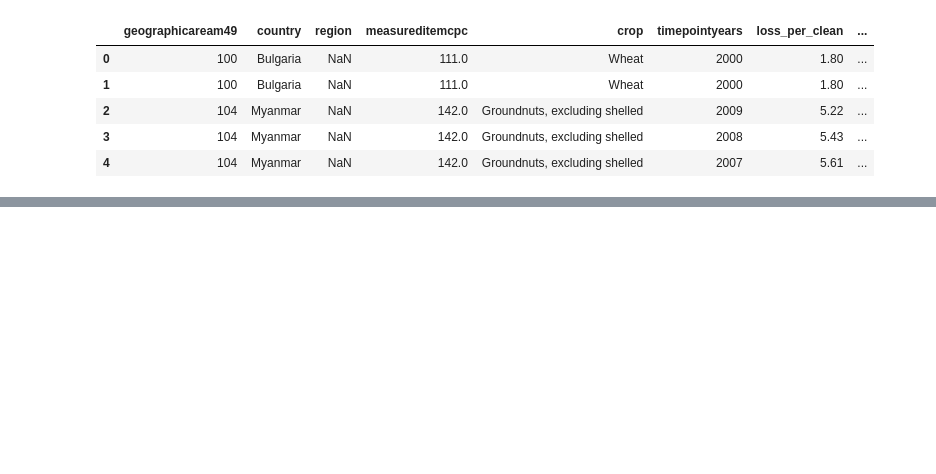
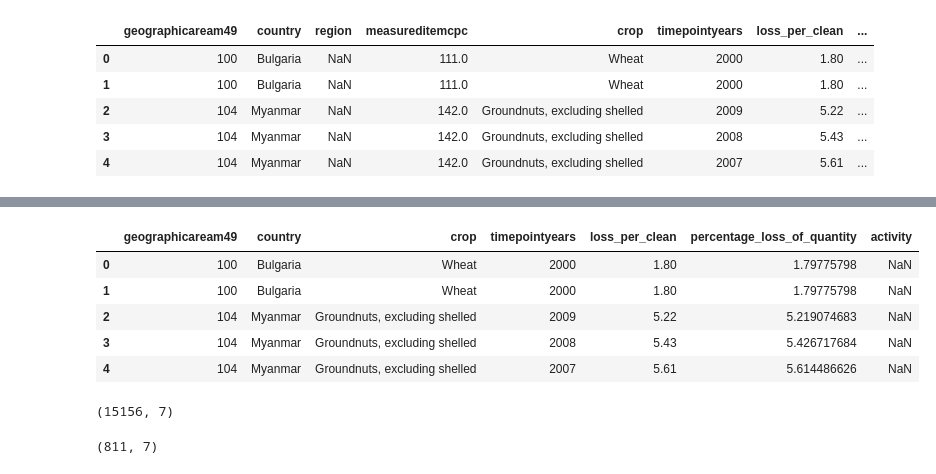
Before and after one commit to kri-jac/world-food-waste-data, a Jupyter notebook: world_food_data_processing.ipynb, the cells around one changed output, grey strips where cells are left out. Saved outputs shown, nothing was run; the diff lists cells and outputs as text; code cells hidden in the pictures; blank space fills up the shorter version.

```diff
--- a/world_food_data_processing.ipynb
+++ b/world_food_data_processing.ipynb
@@ -15,0 +38,22 @@ df.head(5)
+# %%
+# drop the columns which are not interesting for the visualization, either because it isnt relevant or because to little data is available
+dfProcess = df.drop(['url', 'reference', 'tag_datacollection', 'method_datacollection', 'units', 'samplesize', 'causeofloss', 'treatment', 'periodofstorage', 'fsc_location1', 'measureditemcpc', 'region', 'loss_quantity', 'loss_qualitiative', 'loss_monetary'], axis = 1)
+dfProcess.head(5)
+# %% [output]
+|  | geographicaream49 | country | crop | timepointyears | loss_per_clean | percentage_loss_of_quantity | activity |
+| 0 | 100 | Bulgaria | Wheat | 2000 | 1.80 | 1.79775798 | NaN |
+| 1 | 100 | Bulgaria | Wheat | 2000 | 1.80 | 1.79775798 | NaN |
+| 2 | 104 | Myanmar | Groundnuts, excluding shelled | 2009 | 5.22 | 5.219074683 | NaN |
+| 3 | 104 | Myanmar | Groundnuts, excluding shelled | 2008 | 5.43 | 5.426717684 | NaN |
+| 4 | 104 | Myanmar | Groundnuts, excluding shelled | 2007 | 5.61 | 5.614486626 | NaN |
+# %%
+# shape of the dataframe
+dfProcess.shape
+# %% [output]
+(15156, 7)
+# %%
+# check the number of duplicate rows
+df_duplicate_rows = dfProcess[df.duplicated()]
+df_duplicate_rows.shape
+# %% [output]
+(811, 7)
```
Also changed, not shown: parts of 7 cells of this notebook.
